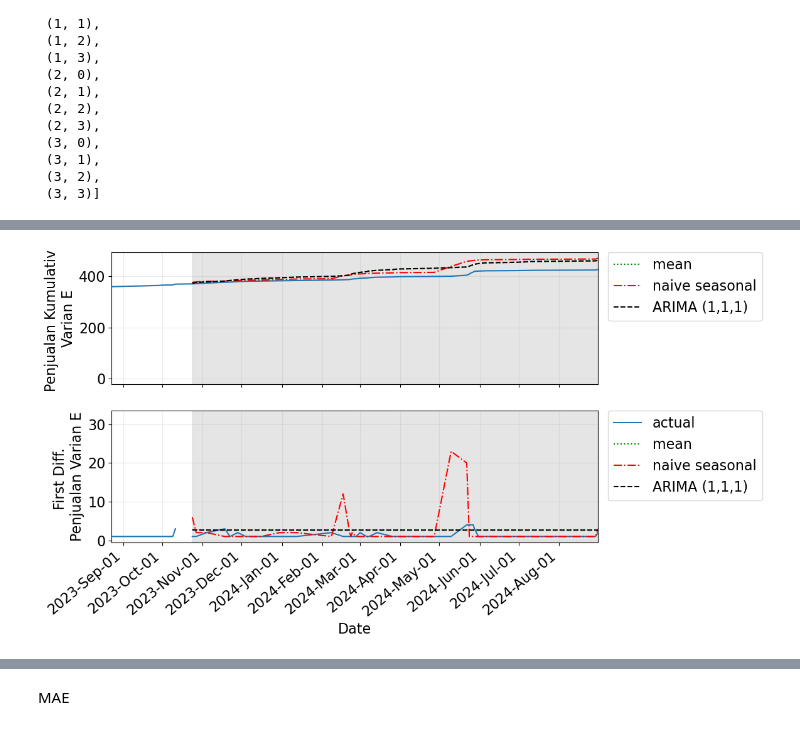
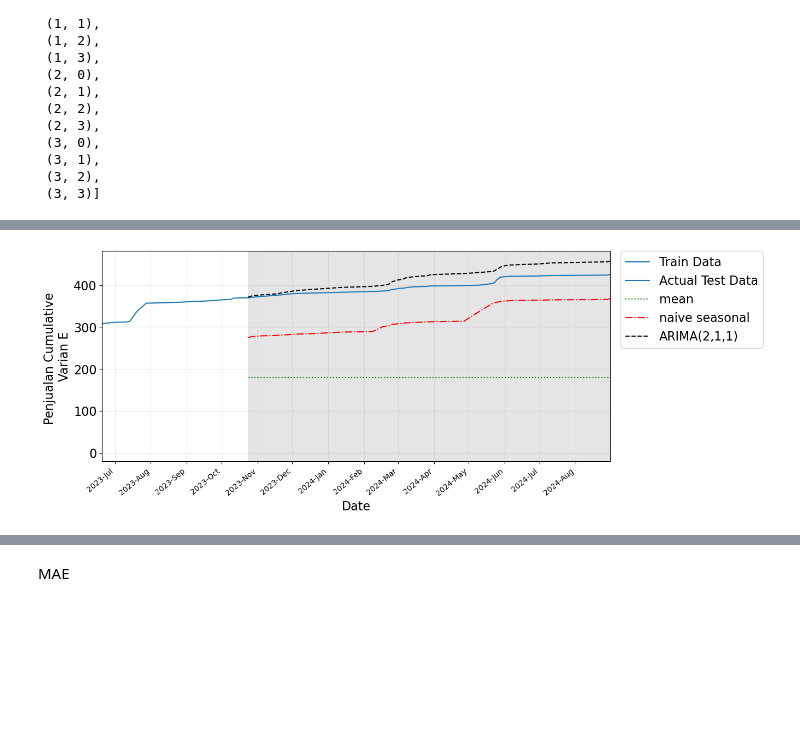
Before and after one commit to anajesset/tugas-akhirr, a Jupyter notebook: varian_e.ipynb, the cells around one changed output, grey strips where cells are left out. Saved outputs shown, nothing was run; the diff lists cells and outputs as text; code cells hidden in the pictures; blank space fills up the shorter version.

```diff
--- a/varian_e.ipynb
+++ b/varian_e.ipynb
@@ -866,5 +947,5 @@ best (p,q): (1, 1)
 # %%
-model_arima_best = SARIMAX(df_train["E_diff"], order=(best_p, d, best_q),
+model_arima_best = SARIMAX(df_train_arima["cumulative_sum"], order=(best_p, d, best_q),
                         simple_differencing=False)
 model_arima_best_fit = model_arima_best.fit(disp=False)
 # %%
@@ -883,17 +982,17 @@ plt.show(fig)
 # %%
-df_test_pred = df_test.copy()
+df_test_pred_arima = df_test_arima.copy()
 
-TRAIN_LEN = len(df_train)
-HORIZON = len(df_test)
+TRAIN_LEN = len(df_train_arima)
+HORIZON = len(df_test_arima)
 
-pred_mean = np.ones(HORIZON)*np.mean(df_train["E_diff"])
-pred_naive_seasonal = df_train["E_diff"].iloc[-HORIZON:].values
+pred_mean = np.ones(HORIZON)*np.mean(df_train_arima["cumulative_sum"])
+pred_naive_seasonal = df_train_arima["cumulative_sum"].iloc[-HORIZON:].values
 pred_arima = model_arima_best_fit.get_prediction(
   TRAIN_LEN, TRAIN_LEN + HORIZON - 1).predicted_mean
 
-df_test_pred["pred_mean"] = pred_mean
-df_test_pred["pred_naive_seasonal"] = pred_naive_seasonal
-df_test_pred["pred_arima"] = pred_arima
+df_test_pred_arima["pred_mean"] = pred_mean
+df_test_pred_arima["pred_naive_seasonal"] = pred_naive_seasonal
+df_test_pred_arima["pred_arima"] = pred_arima
 
-df_test_pred.head()
+df_test_pred_arima.head()
 # %% [output]
@@ -965,59 +1050,46 @@ df_test_E_ARIMA.head()
 # %%
-start_idx = 130  # for better visualization
-xlim = [df_train["Tgl. Mohon"].iloc[start_idx], df_test["Tgl. Mohon"].iloc[-1]]
+df_train_arima_extended = pd.concat([df_train_arima, df_test_arima.iloc[:1]], ignore_index=True)
 
-fig, axes = plt.subplots(nrows=2, ncols=1, sharex=True, figsize=(10, 6))
+start_idx = 120  # for better visualization
+xlim = [df_train_arima_extended["Tgl. Mohon"].iloc[start_idx], df_test_arima["Tgl. Mohon"].iloc[-1]]
 
-# -- second row
-axes[1].plot(df_train["Tgl. Mohon"], df_train["E_diff"])
-axes[1].plot(df_test["Tgl. Mohon"], df_test["E_diff"], color="tab:blue", label="actual")
+fig, ax = plt.subplots(figsize=(12, 5))
+
+ax.plot(df_train_arima_extended["Tgl. Mohon"], df_train_arima_extended["cumulative_sum"], label="Train Data")
+ax.plot(df_test_arima["Tgl. Mohon"], df_test_arima["cumulative_sum"], color="tab:blue", label="Actual Test Data")
 
 # formatter = mdates.DateFormatter("%Y")
-formatter = mdates.DateFormatter("%Y-%b-%d")
-locator = mdates.YearLocator(base=2)
+formatter = mdates.DateFormatter("%Y-%b")
+# locator = mdates.YearLocator(base=2)
 locator = mdates.MonthLocator(bymonthday=1, bymonth=range(1, 13, 1))
-# locator = mdates.DayLocator()
-axes[0].xaxis.set_major_formatter(formatter)
-axes[0].xaxis.set_major_locator(locator)
+ax.xaxis.set_major_formatter(formatter)
+ax.xaxis.set_major_locator(locator)
 
-axes[1].set_xlabel("Date")
-axes[1].set_ylabel("First Diff. \nPenjualan Varian E")
-axes[1].grid("on")
+# ax.set_ylim([-0.5, 17])
+ax.set_xlim(xlim)
+ax.grid("on")
+ax.set_xlabel("Date")
+ax.set_ylabel("Penjualan Cumulative \nVarian E")
 
 # -- prediction
-axes[1].plot(df_test_pred["Tgl. Mohon"], df_test_pred["pred_mean"], "g:", label="mean")
-axes[1].plot(df_test_pred["Tgl. Mohon"], df_test_pred["pred_naive_seasonal"], "r-.", label="naive seasonal")
-axes[1].plot(df_test_pred["Tgl. Mohon"], df_test_pred["pred_arima"], "k--", label="ARIMA (1,1,1)")
-
+ax.plot(df_test_pred_arima["Tgl. Mohon"], df_test_pred_arima["pred_mean"], "g:", label="mean")
+ax.plot(df_test_pred_arima["Tgl. Mohon"], df_test_pred_arima["pred_naive_seasonal"], "r-.", label="naive seasonal")
+ax.plot(df_test_pred_arima["Tgl. Mohon"], df_test_pred_arima["pred_arima"], "k--",
+        label=f"ARIMA({best_p},{d},{best_q})")
 
 # add forecast area
-for j in range(2):
-  axes[j].axvspan(df_test['Tgl. Mohon'].iloc[0], df_test['Tgl. Mohon'].iloc[-1],
-                  color="#808080", alpha=0.2)
+ax.axvspan(df_test_arima['Tgl. Mohon'].iloc[0], df_test_arima['Tgl. Mohon'].iloc[-1],
+                color="#808080", alpha=0.2)
 
-for j, label in enumerate(axes[1].get_xticklabels()):
+for j, label in enumerate(ax.get_xticklabels()):
   label.set_rotation(40)
-  # label.set_size(8)
+  label.set_size(10)
   label.set_horizontalalignment('right')
 
 # -- add legend in the second row
-axes[1].legend(loc="upper left", bbox_to_anchor=[1.02, 1], borderaxespad=0.)
-
-# -- first row
-axes[0].plot(df_E_count['Tgl. Mohon'], df_E_count["cumulative_sum"])
-
-# -- prediction for the original data
-axes[0].plot(df_test_E_ARIMA['Tgl. Mohon'], df_test_E_ARIMA["pred_mean"], "g:", label="mean")
-axes[0].plot(df_test_E_ARIMA['Tgl. Mohon'], df_test_E_ARIMA["pred_naive_seasonal"], "r-.", label="naive seasonal")
-axes[0].plot(df_test_E_ARIMA['Tgl. Mohon'], df_test_E_ARIMA["pred_arima"], "k--", label="ARIMA (1,1,1)")
-
-axes[0].grid("on")
-axes[0].set_ylabel("Penjualan Kumulativ \nVarian E")
-axes[0].set_xlim(xlim)
-axes[0].set_ylim()
-axes[0].legend(loc="upper left", bbox_to_anchor=[1.02, 1], borderaxespad=0.)
+ax.legend(loc="upper left", bbox_to_anchor=[1.02, 1], borderaxespad=0.)
 
 plt.show(fig)
 # %% [output]
-[figure, old version]
+[figure, new version]
 # %% [markdown]
```
Also changed, not shown: parts of 110 cells of this notebook, 9 other files.
